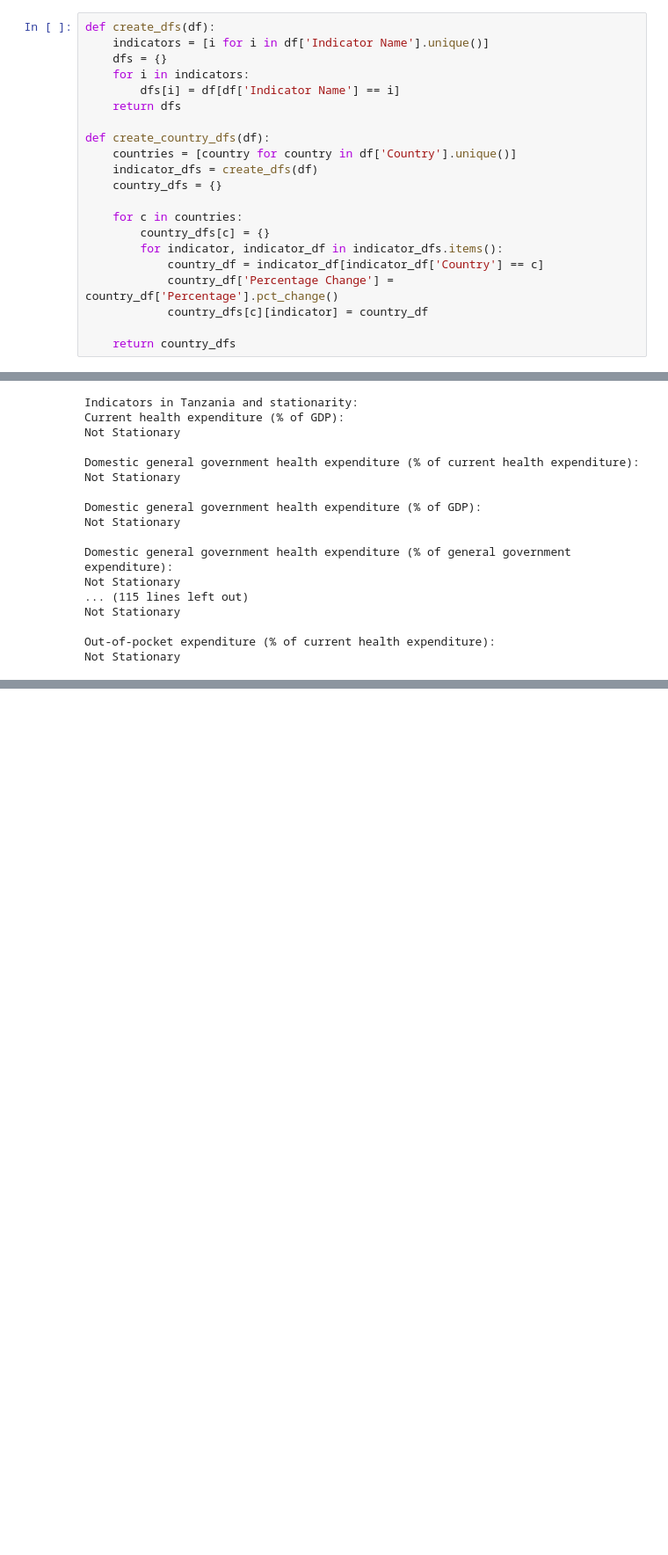
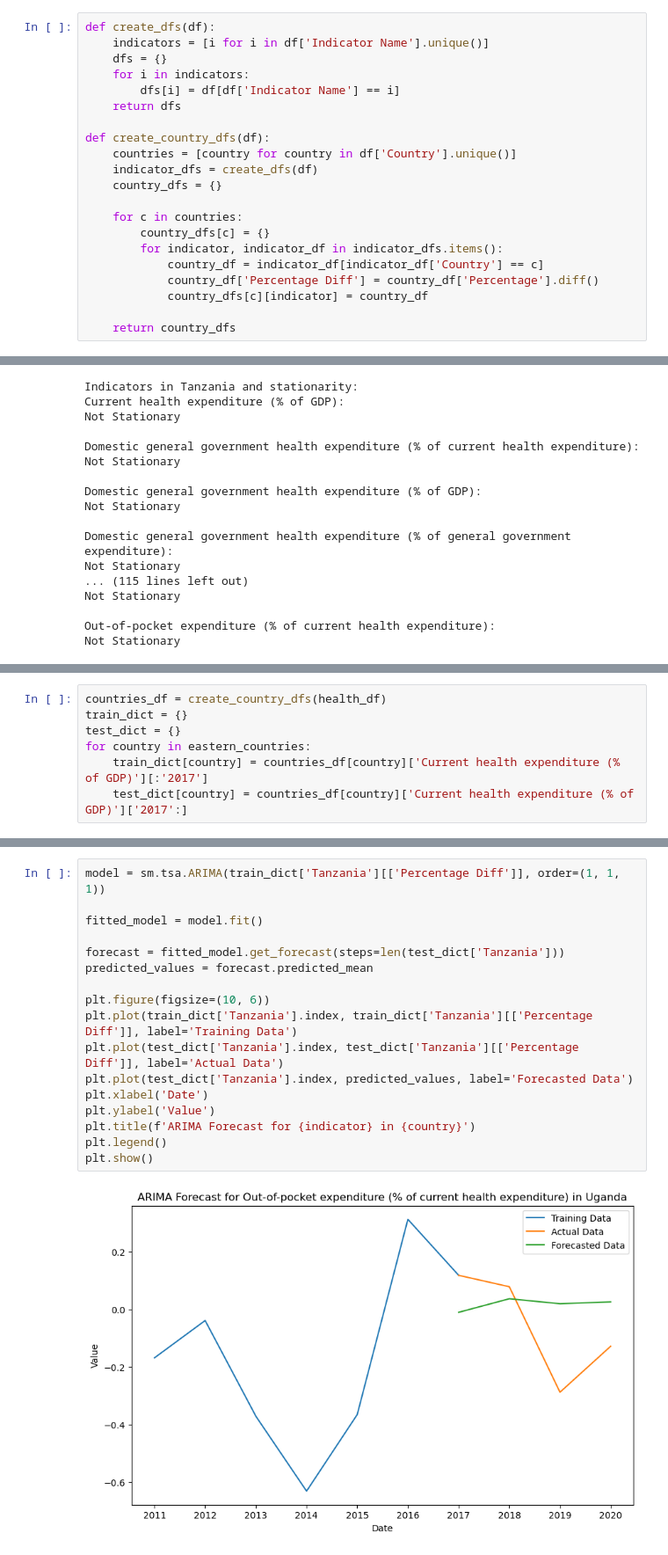
Before and after one commit to AdnanK1/east-african-dvlp-indicators, a Jupyter notebook: index.ipynb, the cells around one changed output, grey strips where cells are left out. Shown at 88% size. Drawn from its saved outputs; the diff is of its cells as text; blank space fills up the shorter version.

```diff
--- a/index.ipynb
+++ b/index.ipynb
@@ -190,7 +192,7 @@ def create_country_dfs(df):
         country_dfs[c] = {}
         for indicator, indicator_df in indicator_dfs.items():
             country_df = indicator_df[indicator_df['Country'] == c]
-            country_df['Percentage Change'] = country_df['Percentage'].pct_change()
+            country_df['Percentage Diff'] = country_df['Percentage'].diff()
             country_dfs[c][indicator] = country_df
 
     return country_dfs
@@ -355,0 +512,7 @@ Not Stationary
+# %%
+countries_df = create_country_dfs(health_df)
+train_dict = {}
+test_dict = {}
+for country in eastern_countries:
+    train_dict[country] = countries_df[country]['Current health expenditure (% of GDP)'][:'2017']
+    test_dict[country] = countries_df[country]['Current health expenditure (% of GDP)']['2017':]
@@ -355,0 +528,19 @@ Not Stationary
+# %%
+model = sm.tsa.ARIMA(train_dict['Tanzania'][['Percentage Diff']], order=(1, 1, 1))
+
+fitted_model = model.fit()
+
+forecast = fitted_model.get_forecast(steps=len(test_dict['Tanzania']))
+predicted_values = forecast.predicted_mean
+
+plt.figure(figsize=(10, 6))
+plt.plot(train_dict['Tanzania'].index, train_dict['Tanzania'][['Percentage Diff']], label='Training Data')
+plt.plot(test_dict['Tanzania'].index, test_dict['Tanzania'][['Percentage Diff']], label='Actual Data')
+plt.plot(test_dict['Tanzania'].index, predicted_values, label='Forecasted Data')
+plt.xlabel('Date')
+plt.ylabel('Value')
+plt.title(f'ARIMA Forecast for {indicator} in {country}')
+plt.legend()
+plt.show()
+# %% [output]
+[figure, added]
```
Also changed, not shown: parts of 20 cells of this notebook.
